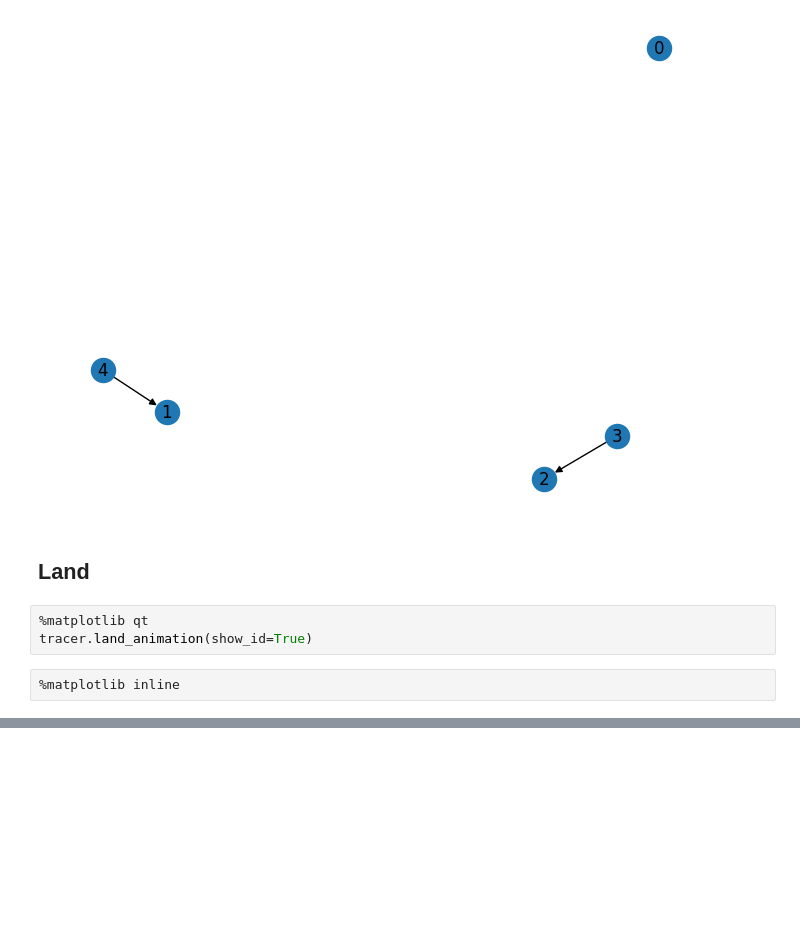
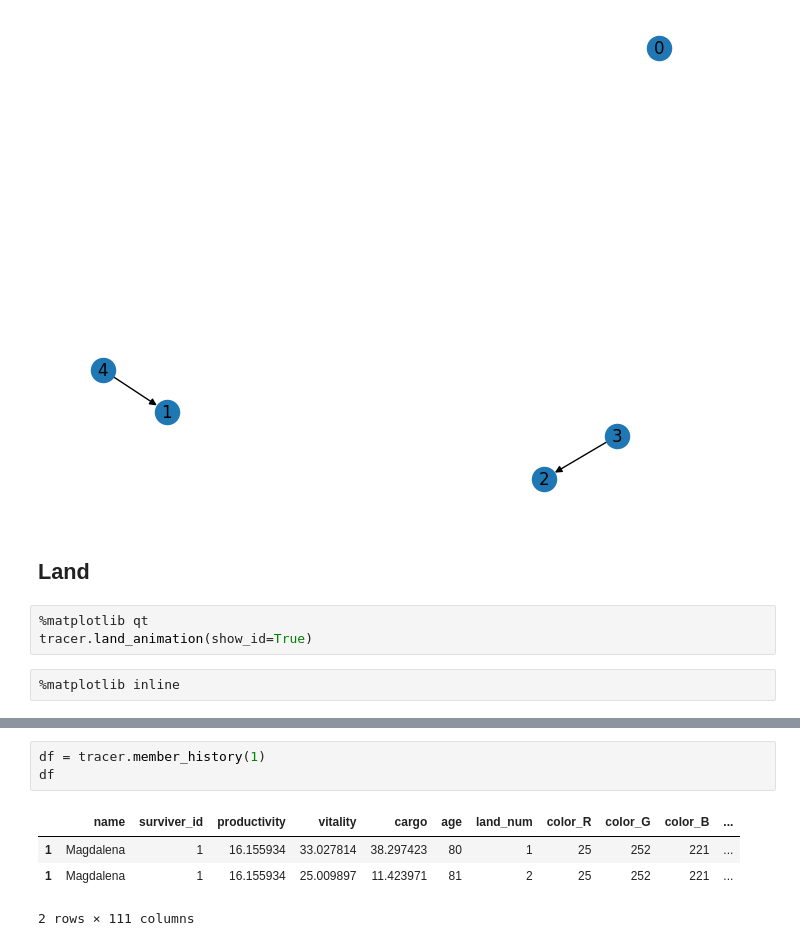
Before and after one commit to LEE-CHENYU/leviathan, a Jupyter notebook: notebooks/test_tracer.ipynb, the cells around one changed output, grey strips where cells are left out. Cells and saved outputs as stored; diff of their text form; blank space fills up the shorter version.

```diff
--- a/notebooks/test_tracer.ipynb
+++ b/notebooks/test_tracer.ipynb
@@ -154,0 +174,8 @@ tracer.land_animation(show_id=True)
+# %%
+df = tracer.member_history(1)
+df
+# %% [output]
+|  | name | surviver_id | productivity | vitality | cargo | age | land_num | color_R | color_G | color_B | ... |
+| 1 | Magdalena | 1 | 16.155934 | 33.027814 | 38.297423 | 80 | 1 | 25 | 252 | 221 | ... |
+| 1 | Magdalena | 1 | 16.155934 | 25.009897 | 11.423971 | 81 | 2 | 25 | 252 | 221 | ... |
+2 rows × 111 columns
```
Also changed, not shown: parts of 12 cells of this notebook, 6 other files.
